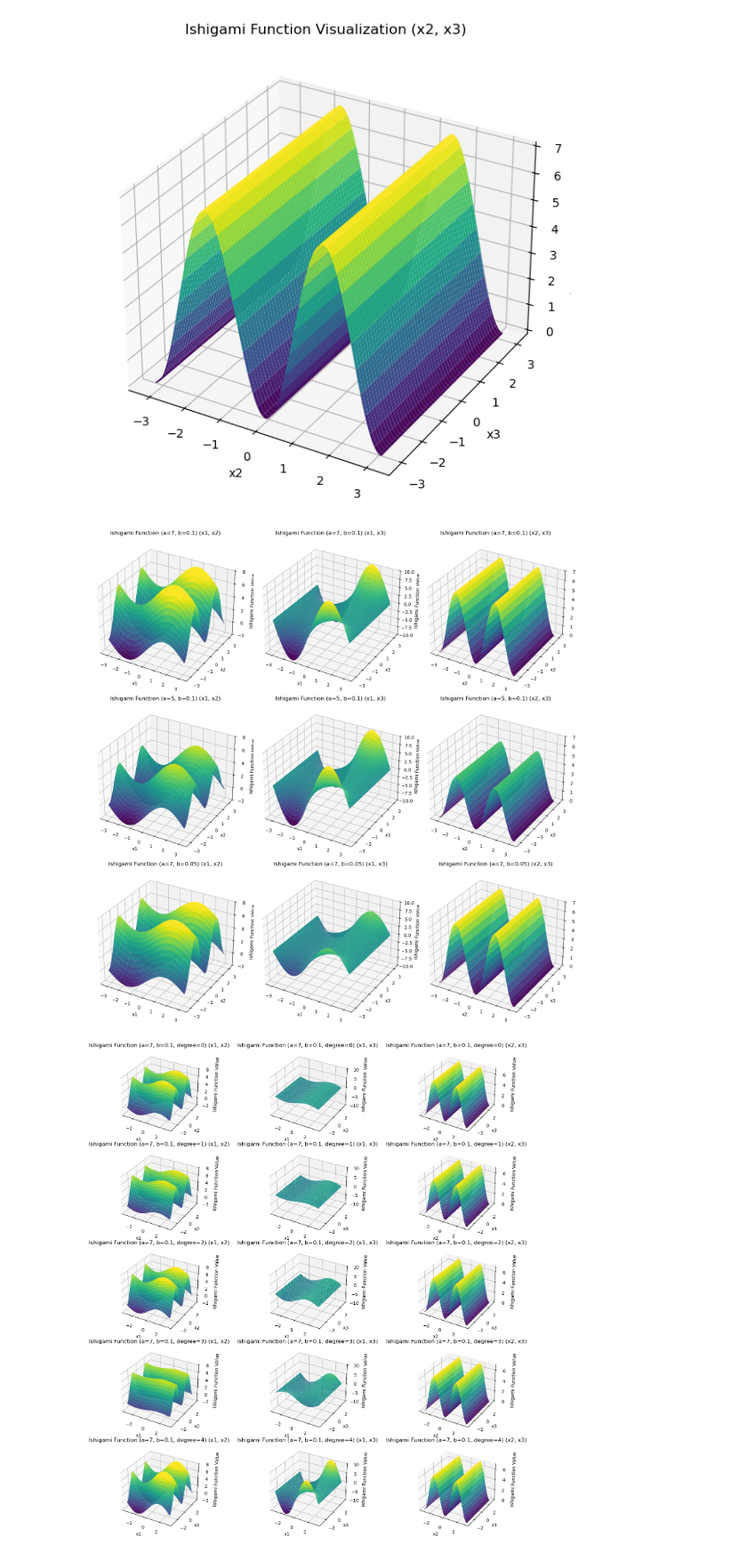
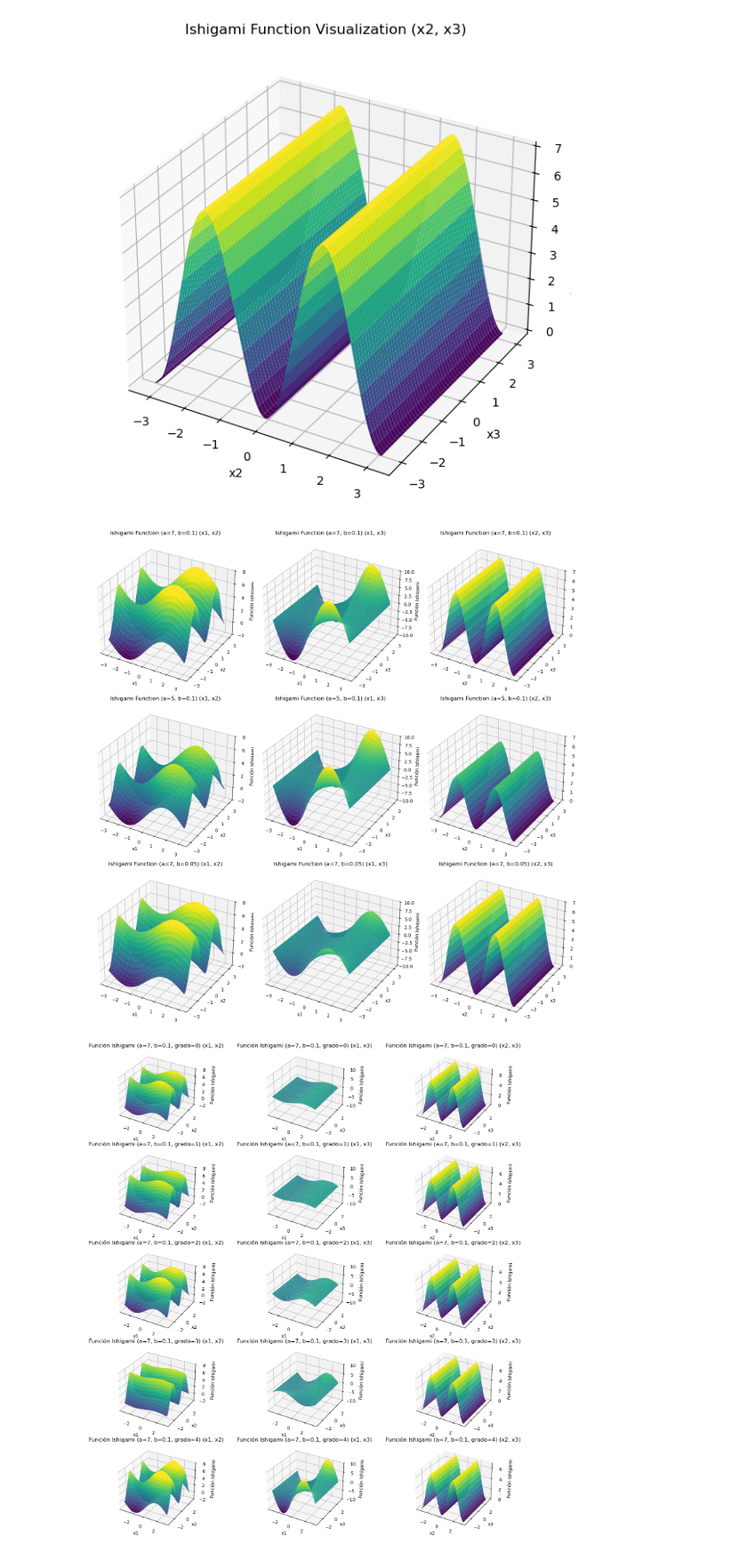
Before and after one commit to danielandresarcones/tfg_bias_statistics, a Jupyter notebook: ishigami_test.ipynb, the cells around one changed output. Shown at 89% size. Drawn from its saved outputs; the diff is of its cells as text; code cells hidden in the pictures.

```diff
--- a/ishigami_test.ipynb
+++ b/ishigami_test.ipynb
@@ -162,7 +162,8 @@ for i in range(3):
     axes[i, 0].plot_surface(X1[:, :, 20], X2[:, :, 20], Z_params[i][:, :, 20], cmap='viridis', vmin=-2, vmax=8)
     axes[i, 0].set_xlabel('x1')
     axes[i, 0].set_ylabel('x2')
-    axes[i, 0].set_zlabel('Ishigami Function Value')
+    axes[i, 0].set_zlabel('Función Ishigami')
+    # axes[i, 0].set_zlabel('Ishigami Function Value')
     axes[i, 0].set_title(titles[i] + ' (x1, x2)')
     axes[i, 0].set_zlim(-2, 8)
 
@@ -171,7 +172,8 @@ for i in range(3):
     axes[i, 1].plot_surface(X1[:, 0, :], X3[:, 0, :], Z_params[i][:, 0, :], cmap='viridis', vmin=-10, vmax=10)
     axes[i, 1].set_xlabel('x1')
     axes[i, 1].set_ylabel('x3')
-    axes[i, 1].set_zlabel('Ishigami Function Value')
+    # axes[i, 1].set_zlabel('Ishigami Function Value')
+    axes[i, 1].set_zlabel('Función Ishigami')
     axes[i, 1].set_title(titles[i] + ' (x1, x3)')
     axes[i, 1].set_zlim(-10, 10)
 
@@ -180,7 +182,8 @@ for i in range(3):
     axes[i, 2].plot_surface(X2[0, :, :], X3[0, :, :], Z_params[i][0, :, :], cmap='viridis', vmin=0, vmax=7)
     axes[i, 2].set_xlabel('x2')
     axes[i, 2].set_ylabel('x3')
-    axes[i, 2].set_zlabel('Ishigami Function Value')
+    # axes[i, 2].set_zlabel('Ishigami Function Value')
+    axes[i, 2].set_zlabel('Función Ishigami')
     axes[i, 2].set_title(titles[i] + ' (x2, x3)')
     axes[i, 2].set_zlim(0, 7)
 
@@ -189,7 +192,7 @@ plt.tight_layout()
 plt.savefig('./output/figures/ishigami_function_visualization.png')
 plt.savefig('./output/figures/ishigami_function_visualization.pdf')
 # %% [output]
-[figure, old version]
+[figure, new version]
 # %%
 # Define the range of c values
 c_range = range(5)
@@ -208,40 +211,44 @@ fig, axes = plt.subplots(len(c_range), 3, figsize=(15, 15), subplot_kw={'project
 
 # Titles for the subplots
 titles_poly = [
-    f'Ishigami Function (a=7, b=0.1, degree={c})' for c in c_range
+    # f'Ishigami Function (a=7, b=0.1, degree={c})' for c in c_range
+    f'Función Ishigami (a=7, b=0.1, grado={c})' for c in c_range
 ]
 
 # Plot for (x1, x2)
 for i in range(len(c_range)):
     axes[i, 0].plot_surface(X1[:, :, 20], X2[:, :, 20], Z_poly_params[i][:, :, 20], cmap='viridis', vmin=-2, vmax=8)
     axes[i, 0].set_xlabel('x1')
     axes[i, 0].set_ylabel('x2')
-    axes[i, 0].set_zlabel('Ishigami Function Value')
+    # axes[i, 0].set_zlabel('Ishigami Function Value')
+    axes[i, 0].set_zlabel('Función Ishigami')
     axes[i, 0].set_title(titles_poly[i] + ' (x1, x2)')
     axes[i, 0].set_zlim(-2, 8)
 
 # Plot for (x1, x3)
 for i in range(len(c_range)):
     axes[i, 1].plot_surface(X1[:, 0, :], X3[:, 0, :], Z_poly_params[i][:, 0, :], cmap='viridis', vmin=-10, vmax=10)
     axes[i, 1].set_xlabel('x1')
     axes[i, 1].set_ylabel('x3')
-    axes[i, 1].set_zlabel('Ishigami Function Value')
+    # axes[i, 1].set_zlabel('Ishigami Function Value')
+    axes[i, 1].set_zlabel('Función Ishigami')
     axes[i, 1].set_title(titles_poly[i] + ' (x1, x3)')
     axes[i, 1].set_zlim(-10, 10)
 
 # Plot for (x2, x3)
 for i in range(len(c_range)):
     axes[i, 2].plot_surface(X2[0, :, :], X3[0, :, :], Z_poly_params[i][0, :, :], cmap='viridis', vmin=0, vmax=7)
     axes[i, 2].set_xlabel('x2')
     axes[i, 2].set_ylabel('x3')
-    axes[i, 2].set_zlabel('Ishigami Function Value')
+    # axes[i, 2].set_zlabel('Ishigami Function Value')
+    axes[i, 2].set_zlabel('Función Ishigami')
     axes[i, 2].set_title(titles_poly[i] + ' (x2, x3)')
     axes[i, 2].set_zlim(0, 7)
 
 # Adjust layout
 plt.tight_layout()
 plt.savefig('./output/figures/ishigami_function_polynomial_visualization.png')
 plt.savefig('./output/figures/ishigami_function_polynomial_visualization.pdf')
 plt.show()
 # %% [output]
-[figure, old version]
+[figure, new version]
```
Also changed, not shown: 16 other files.
